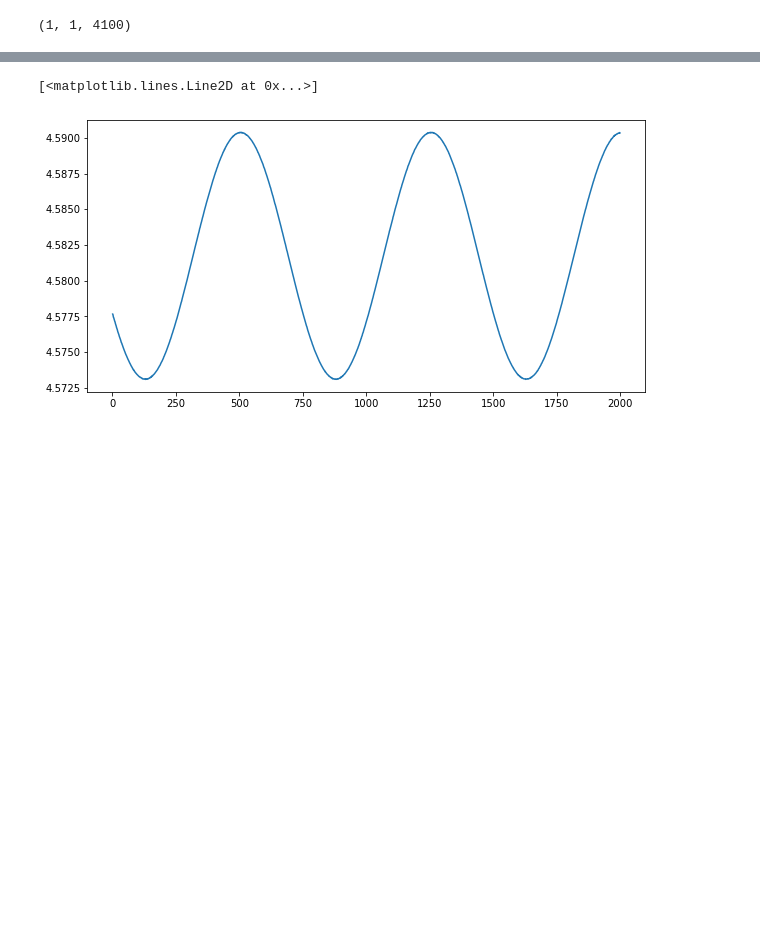
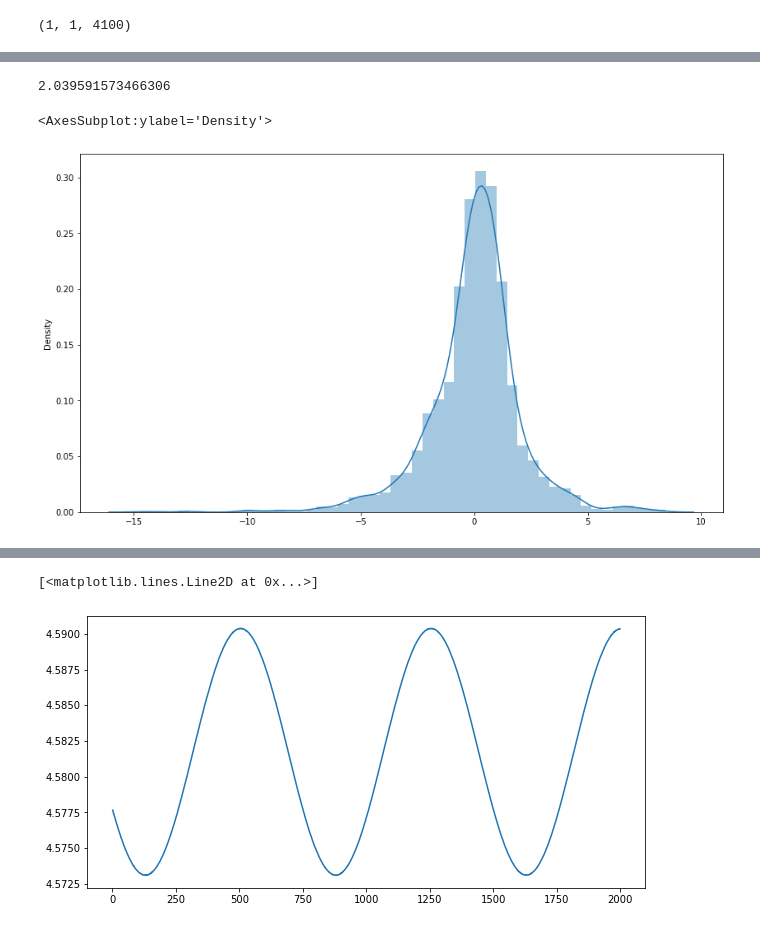
Before and after one commit to larsmmo/Master, a Jupyter notebook: gaussianProcess/GPKF/train.ipynb, the cells around one changed output, grey strips where cells are left out. Drawn from its saved outputs; the diff is of its cells as text; code cells hidden in the pictures; blank space fills up the shorter version.

```diff
--- a/gaussianProcess/GPKF/train.ipynb
+++ b/gaussianProcess/GPKF/train.ipynb
@@ -303,0 +318,11 @@ permodel.score(spaceLocsMeas, np.arange(2900, 4000), Y[:,2900:4000])
+# %%
+np.nanstd(err)
+# %% [output]
+2.039591573466306
+# %%
+err = Y[:,0:3000]- predictedMean[:,0:3000][0]
+plt.figure(figsize = (14, 8))
+sns.distplot(err)
+# %% [output]
+<AxesSubplot:ylabel='Density'>
+[figure, added]
```
Also changed, not shown: parts of 13 cells of this notebook, 1 other file.
